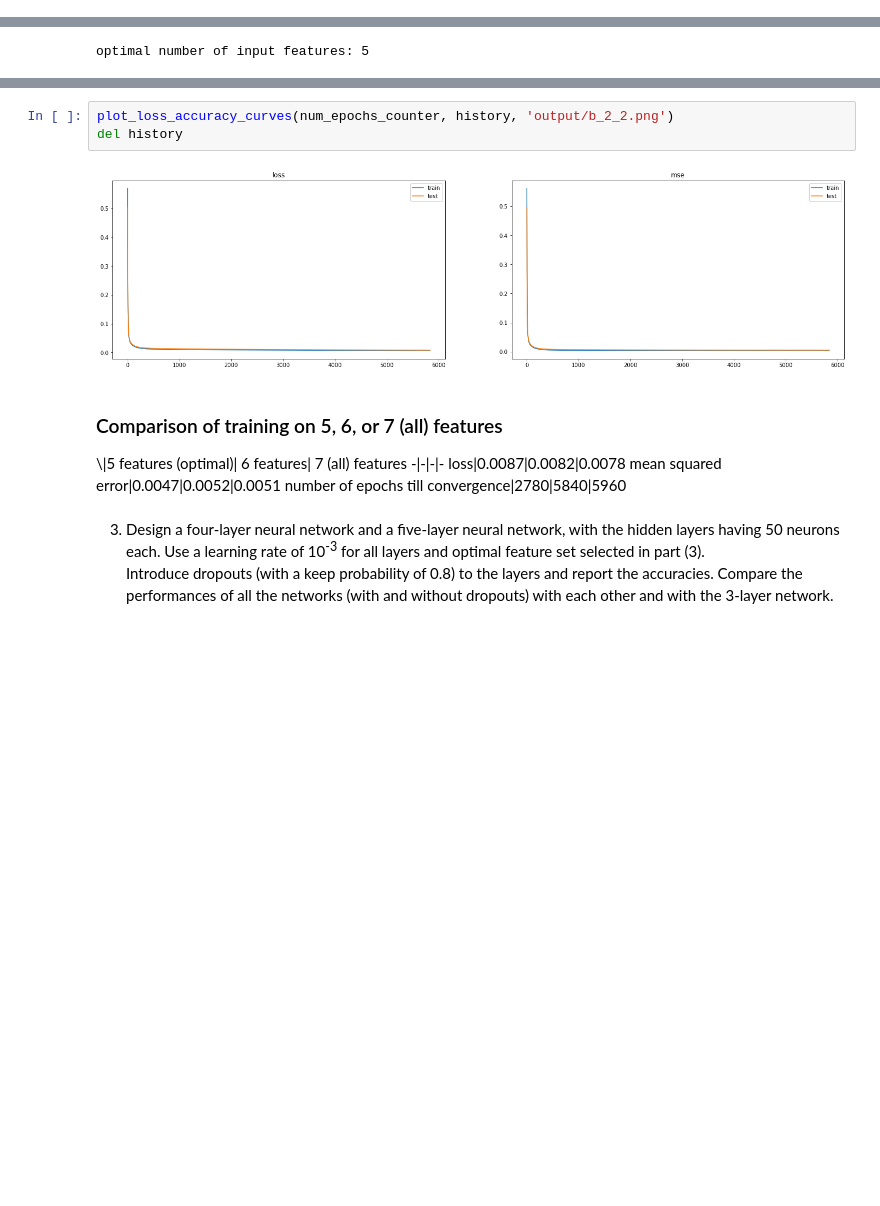
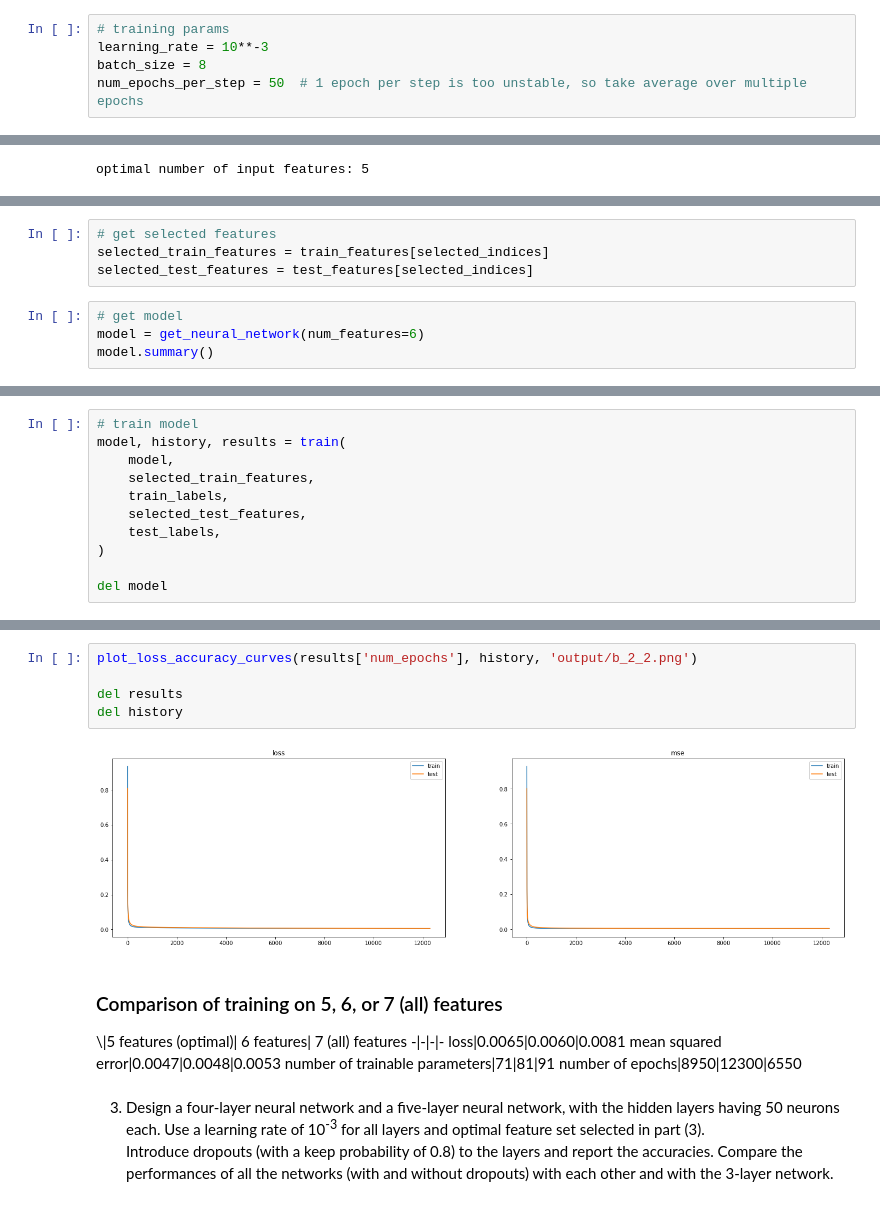
Before and after one commit to NgoJunHaoJason/CZ4042, a Jupyter notebook: assignment_1/b_regression.ipynb, the cells around one changed output, grey strips where cells are left out. Drawn from its saved outputs; the diff is of its cells as text; blank space fills up the shorter version.

```diff
--- a/assignment_1/b_regression.ipynb
+++ b/assignment_1/b_regression.ipynb
@@ -210,0 +217,5 @@ _________________________________________________________________
+# %%
+# training params
+learning_rate = 10**-3
+batch_size = 8
+num_epochs_per_step = 50  # 1 epoch per step is too unstable, so take average over multiple epochs
@@ -518,0 +527,8 @@ number of epochs to reach minimum test error: 5840
+# %%
+# get selected features
+selected_train_features = train_features[selected_indices]
+selected_test_features = test_features[selected_indices]
+# %%
+# get model
+model = get_neural_network(num_features=6)
+model.summary()
@@ -518,0 +548,11 @@ number of epochs to reach minimum test error: 5840
+# %%
+# train model
+model, history, results = train(
+    model,
+    selected_train_features,
+    train_labels,
+    selected_test_features,
+    test_labels,
+)
+
+del model
@@ -519,16 +567,19 @@ number of epochs to reach minimum test error: 5840
 # %%
-plot_loss_accuracy_curves(num_epochs_counter, history, 'output/b_2_2.png')
+plot_loss_accuracy_curves(results['num_epochs'], history, 'output/b_2_2.png')
+
+del results
 del history
 # %% [output]
-[figure, old version]
+[figure, new version]
 # %% [markdown]
 ### Comparison of training on 5, 6, or 7 (all) features
 
 \\|5 features (optimal)| 6 features| 7 (all) features
 -|-|-|-
-loss|0.0087|0.0082|0.0078
-mean squared error|0.0047|0.0052|0.0051
-number of epochs till convergence|2780|5840|5960
+loss|0.0065|0.0060|0.0081
+mean squared error|0.0047|0.0048|0.0053
+number of trainable parameters|71|81|91
+number of epochs|8950|12300|6550
 # %% [markdown]
 3. Design a four-layer neural network and a five-layer neural network, with the hidden layers having 50 neurons each. Use a learning rate of 10<sup>-3</sup> for all layers and optimal feature set selected in part (3).
 Introduce dropouts (with a keep probability of 0.8) to the layers and report the accuracies. Compare the performances of all the networks (with and without dropouts) with each other and with the 3-layer network.
```
Also changed, not shown: parts of 50 cells of this notebook.
